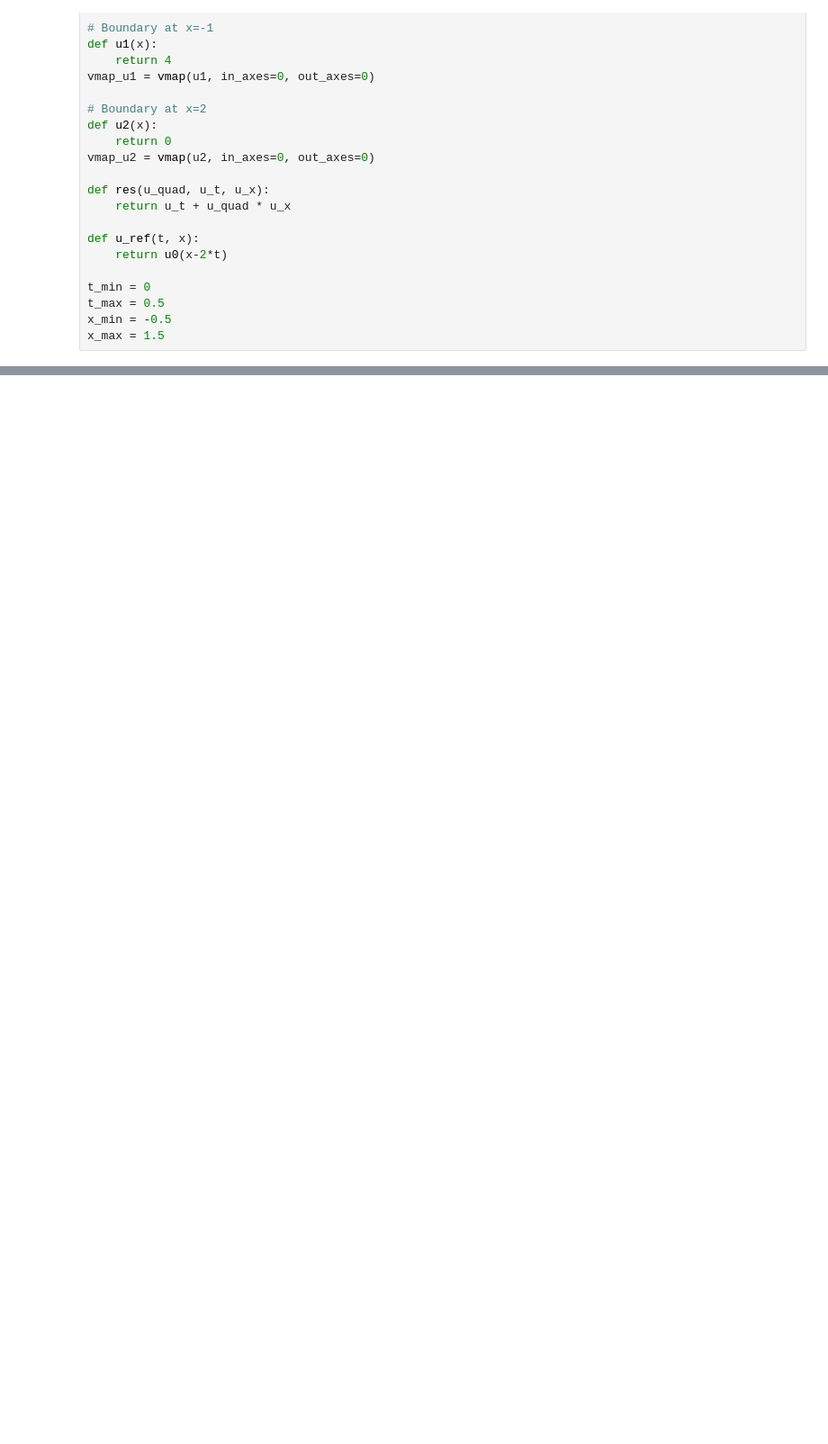
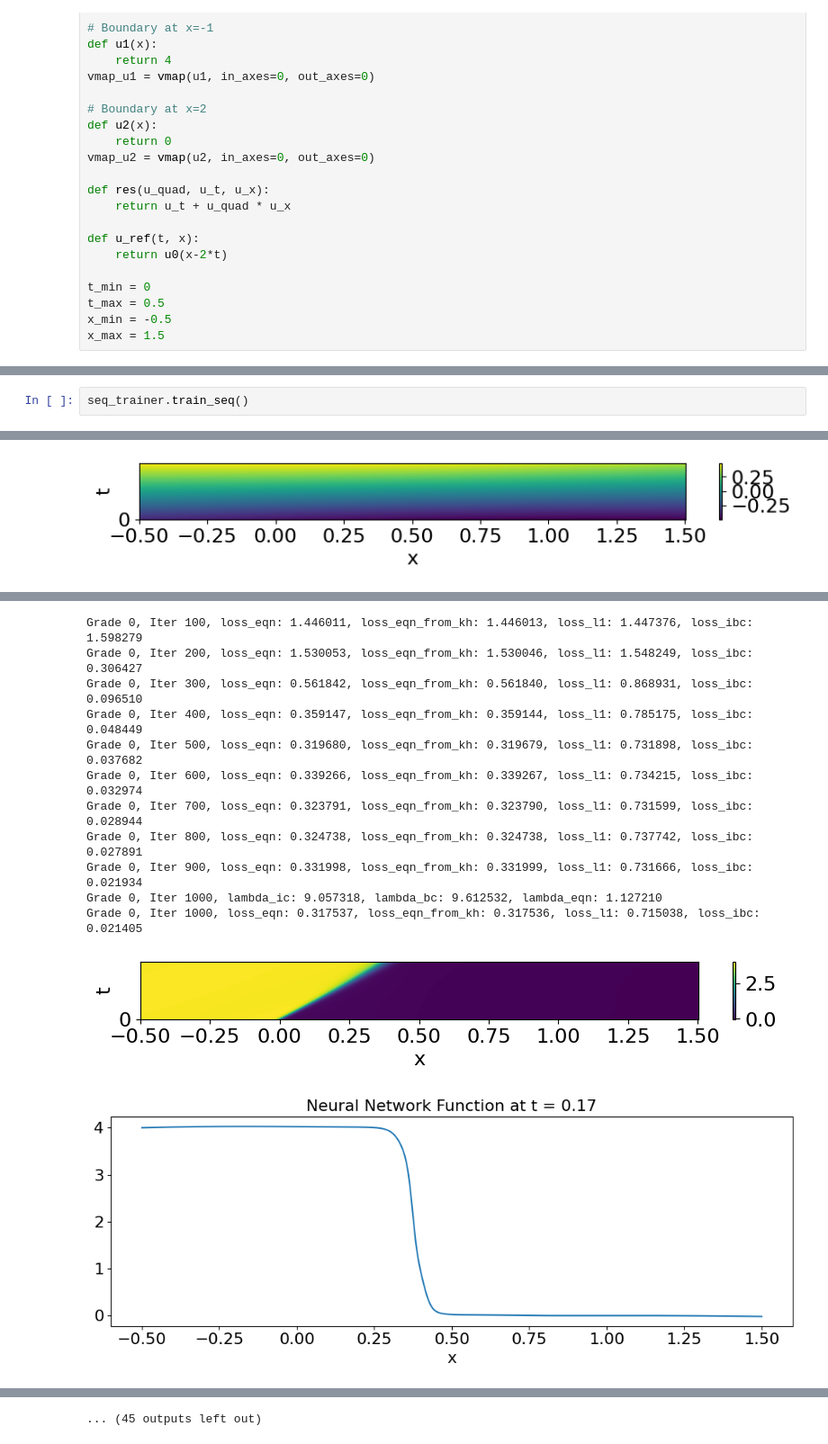
Before and after one commit to HaoLi-HL/NN-HCL, a Jupyter notebook: Code/Untitled3.ipynb, the cells around one changed output, grey strips where cells are left out. Shown at 90% size. Cells and saved outputs as stored; diff of their text form; blank space fills up the shorter version.

```diff
--- a/Code/Untitled3.ipynb
+++ b/Code/Untitled3.ipynb
@@ -340,0 +334,3 @@ Grade 0, Iter 3000, loss_eqn: 0.077162, loss_eqn_from_kh: 0.072466, loss_l1: 0.4
+# %%
+seq_trainer.train_seq()
+# %% [output]
@@ -340,0 +350 @@ Grade 0, Iter 3000, loss_eqn: 0.077162, loss_eqn_from_kh: 0.072466, loss_l1: 0.4
+[figure, added]
@@ -340,0 +352,13 @@ Grade 0, Iter 3000, loss_eqn: 0.077162, loss_eqn_from_kh: 0.072466, loss_l1: 0.4
+Grade 0, Iter 100, loss_eqn: 1.446011, loss_eqn_from_kh: 1.446013, loss_l1: 1.447376, loss_ibc: 1.598279
+Grade 0, Iter 200, loss_eqn: 1.530053, loss_eqn_from_kh: 1.530046, loss_l1: 1.548249, loss_ibc: 0.306427
+Grade 0, Iter 300, loss_eqn: 0.561842, loss_eqn_from_kh: 0.561840, loss_l1: 0.868931, loss_ibc: 0.096510
+Grade 0, Iter 400, loss_eqn: 0.359147, loss_eqn_from_kh: 0.359144, loss_l1: 0.785175, loss_ibc: 0.048449
+Grade 0, Iter 500, loss_eqn: 0.319680, loss_eqn_from_kh: 0.319679, loss_l1: 0.731898, loss_ibc: 0.037682
+Grade 0, Iter 600, loss_eqn: 0.339266, loss_eqn_from_kh: 0.339267, loss_l1: 0.734215, loss_ibc: 0.032974
+Grade 0, Iter 700, loss_eqn: 0.323791, loss_eqn_from_kh: 0.323790, loss_l1: 0.731599, loss_ibc: 0.028944
+Grade 0, Iter 800, loss_eqn: 0.324738, loss_eqn_from_kh: 0.324738, loss_l1: 0.737742, loss_ibc: 0.027891
+Grade 0, Iter 900, loss_eqn: 0.331998, loss_eqn_from_kh: 0.331999, loss_l1: 0.731666, loss_ibc: 0.021934
+Grade 0, Iter 1000, lambda_ic: 9.057318, lambda_bc: 9.612532, lambda_eqn: 1.127210
+Grade 0, Iter 1000, loss_eqn: 0.317537, loss_eqn_from_kh: 0.317536, loss_l1: 0.715038, loss_ibc: 0.021405
+[figure, added]
+[figure, added]
@@ -340,0 +391 @@ Grade 0, Iter 3000, loss_eqn: 0.077162, loss_eqn_from_kh: 0.072466, loss_l1: 0.4
+... (45 outputs left out)
```
Also changed, not shown: parts of 8 cells of this notebook, 8 other files.
